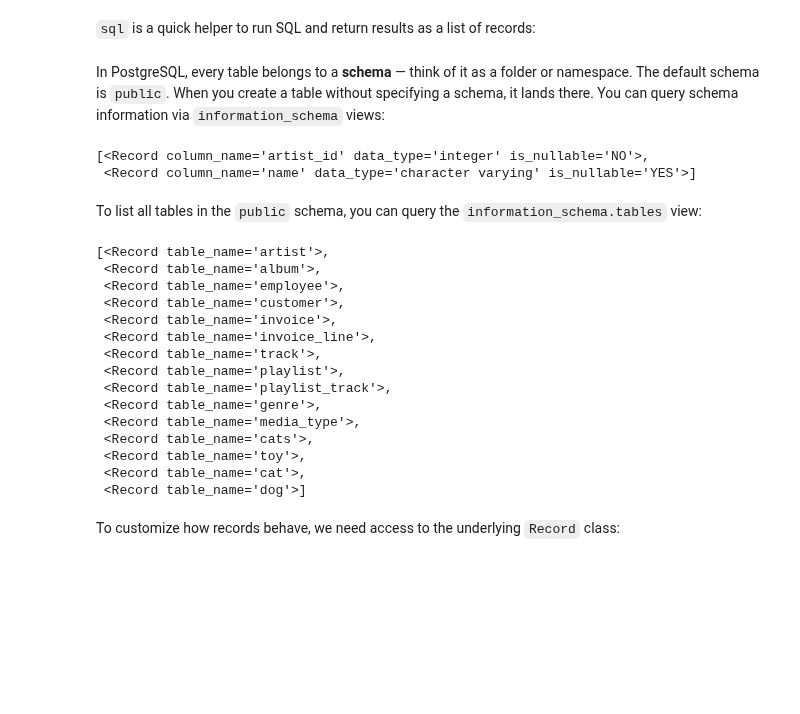
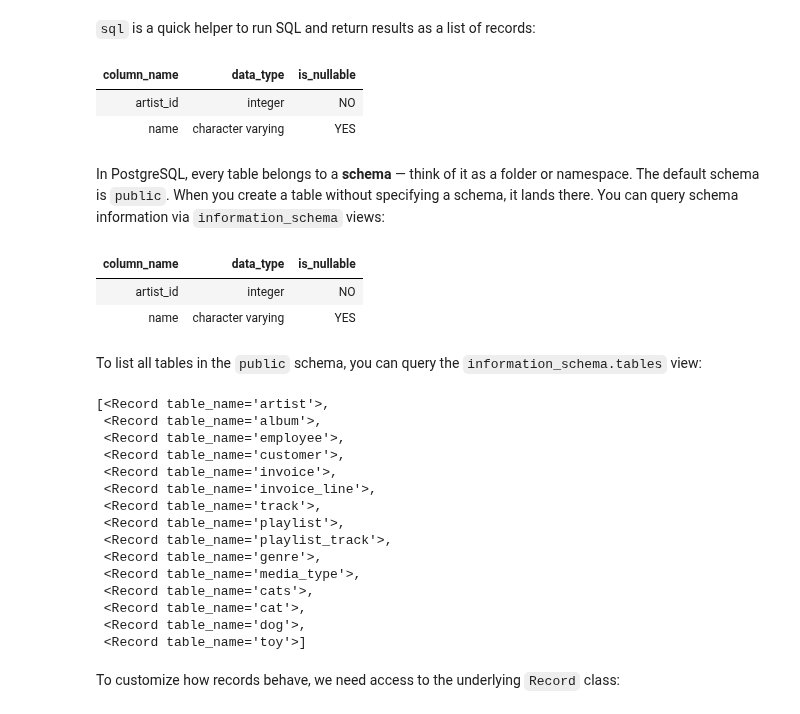
Before and after one commit to AnswerDotAI/fastasyncpg, a Jupyter notebook: nbs/00_core.ipynb, the cells around one changed output. Saved outputs shown, nothing was run; the diff lists cells and outputs as text; code cells hidden in the pictures; blank space fills up the shorter version.

Commit message:
magic

```diff
--- a/nbs/00_core.ipynb
+++ b/nbs/00_core.ipynb
@@ -183,4 +194,2 @@ await conn.fetchval("SELECT count(*) FROM artist")
 # %% [markdown]
 `sql` is a quick helper to run SQL and return results as a list of records:
-# %%
-async def sql(s): return await conn.fetch(s)
@@ -187,18 +198,30 @@ async def sql(s): return await conn.fetch(s)
+# %%
+@register_cell_magic
+async def sql(l,c): return Results(await conn.fetch(c))
+# %%
+%%sql
+SELECT column_name, data_type, is_nullable
+FROM information_schema.columns
+WHERE table_name = 'artist'
+# %% [output]
+| column_name | data_type | is_nullable |
+| artist_id | integer | NO |
+| name | character varying | YES |
 # %% [markdown]
 In PostgreSQL, every table belongs to a **schema** — think of it as a folder or namespace. The default schema is `public`. When you create a table without specifying a schema, it lands there. You can query schema information via `information_schema` views:
 # %%
-await sql('''
+%%sql
 SELECT column_name, data_type, is_nullable
 FROM information_schema.columns
-WHERE table_name = 'artist';
-''')
+WHERE table_name = 'artist'
 # %% [output]
-[<Record column_name='artist_id' data_type='integer' is_nullable='NO'>,
- <Record column_name='name' data_type='character varying' is_nullable='YES'>]
+| column_name | data_type | is_nullable |
+| artist_id | integer | NO |
+| name | character varying | YES |
 # %% [markdown]
 To list all tables in the `public` schema, you can query the `information_schema.tables` view:
 # %%
-await sql("SELECT table_name FROM information_schema.tables WHERE table_schema = 'public'")
+await conn.fetch("SELECT table_name FROM information_schema.tables WHERE table_schema = 'public'")
 # %% [output]
 [<Record table_name='artist'>,
  <Record table_name='album'>,
@@ -212,9 +235,9 @@ await sql("SELECT table_name FROM information_schema.tables WHERE table_schema =
  <Record table_name='genre'>,
  <Record table_name='media_type'>,
  <Record table_name='cats'>,
- <Record table_name='toy'>,
  <Record table_name='cat'>,
- <Record table_name='dog'>]
+ <Record table_name='dog'>,
+ <Record table_name='toy'>]
 # %% [markdown]
 To customize how records behave, we need access to the underlying `Record` class:
 # %%
```
Also changed, not shown: parts of 6 cells of this notebook, 1 other file.
